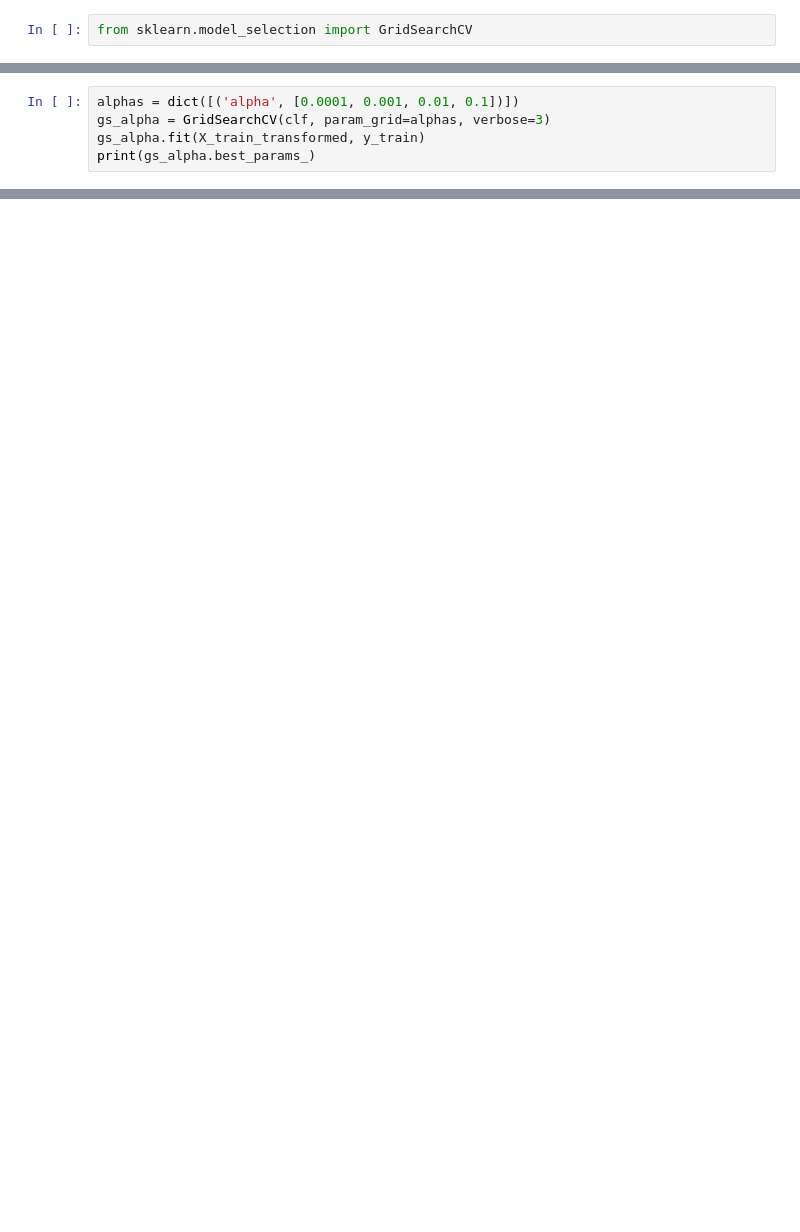
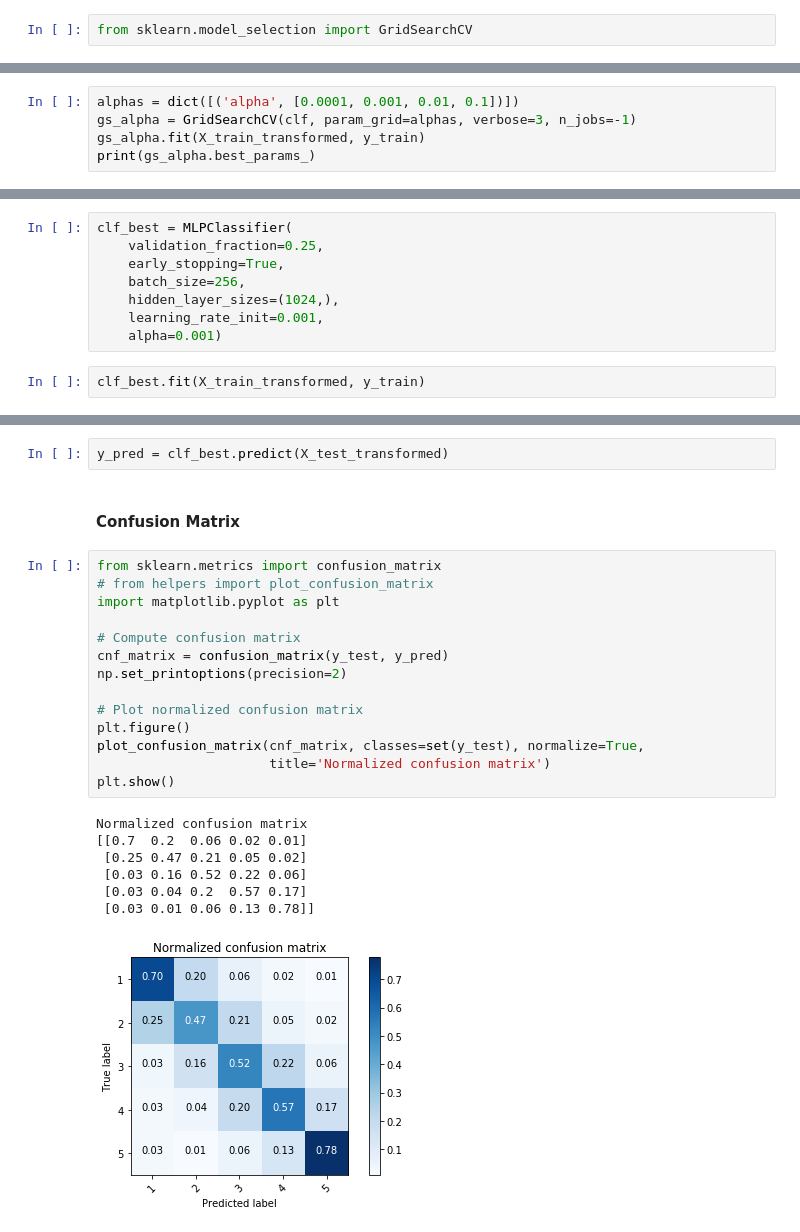
Before and after one commit to markrofail/CSEN_1067_project1, a Jupyter notebook: Task3.ipynb, the cells around one changed output, grey strips where cells are left out. Saved outputs shown, nothing was run; the diff lists cells and outputs as text; blank space fills up the shorter version.

```diff
--- a/Task3.ipynb
+++ b/Task3.ipynb
@@ -191,6 +198,6 @@ Fitting 3 folds for each of 4 candidates, totalling 12 fits
 # %%
 alphas = dict([('alpha', [0.0001, 0.001, 0.01, 0.1])])
-gs_alpha = GridSearchCV(clf, param_grid=alphas, verbose=3)
+gs_alpha = GridSearchCV(clf, param_grid=alphas, verbose=3, n_jobs=-1)
 gs_alpha.fit(X_train_transformed, y_train)
 print(gs_alpha.best_params_)
 # %% [output]
@@ -227,0 +276,10 @@ gs.best_params_
+# %%
+clf_best = MLPClassifier(
+    validation_fraction=0.25,
+    early_stopping=True,
+    batch_size=256,
+    hidden_layer_sizes=(1024,),
+    learning_rate_init=0.001,
+    alpha=0.001)
+# %%
+clf_best.fit(X_train_transformed, y_train)
@@ -227,0 +294,26 @@ gs.best_params_
+# %%
+y_pred = clf_best.predict(X_test_transformed)
+# %% [markdown]
+#### Confusion Matrix
+# %%
+from sklearn.metrics import confusion_matrix
+# from helpers import plot_confusion_matrix
+import matplotlib.pyplot as plt
+
+# Compute confusion matrix
+cnf_matrix = confusion_matrix(y_test, y_pred)
+np.set_printoptions(precision=2)
+
+# Plot normalized confusion matrix
+plt.figure()
+plot_confusion_matrix(cnf_matrix, classes=set(y_test), normalize=True,
+                      title='Normalized confusion matrix')
+plt.show()
+# %% [output]
+Normalized confusion matrix
+[[0.7  0.2  0.06 0.02 0.01]
+ [0.25 0.47 0.21 0.05 0.02]
+ [0.03 0.16 0.52 0.22 0.06]
+ [0.03 0.04 0.2  0.57 0.17]
+ [0.03 0.01 0.06 0.13 0.78]]
+[figure, added]
```
Also changed, not shown: parts of 19 cells of this notebook, 2 other files.
